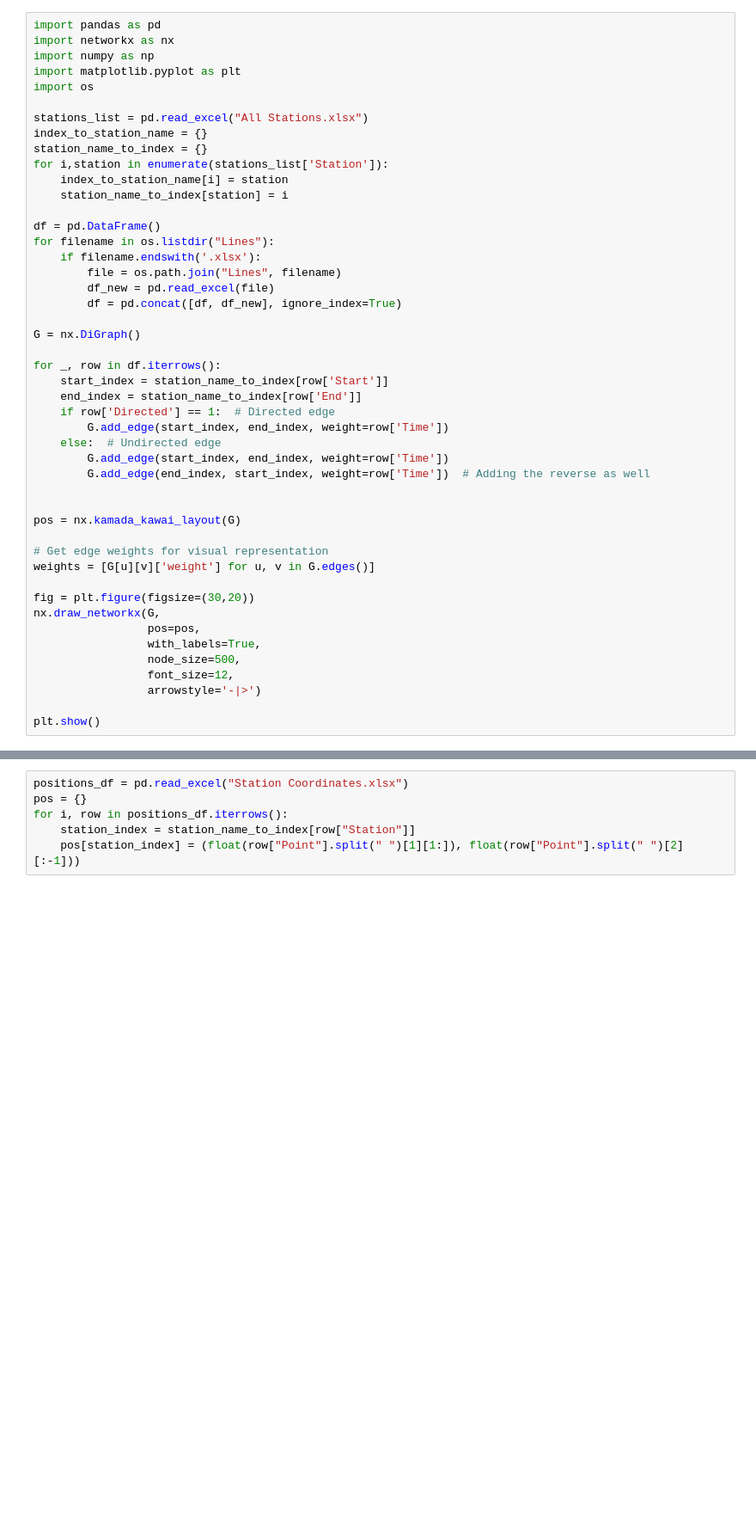
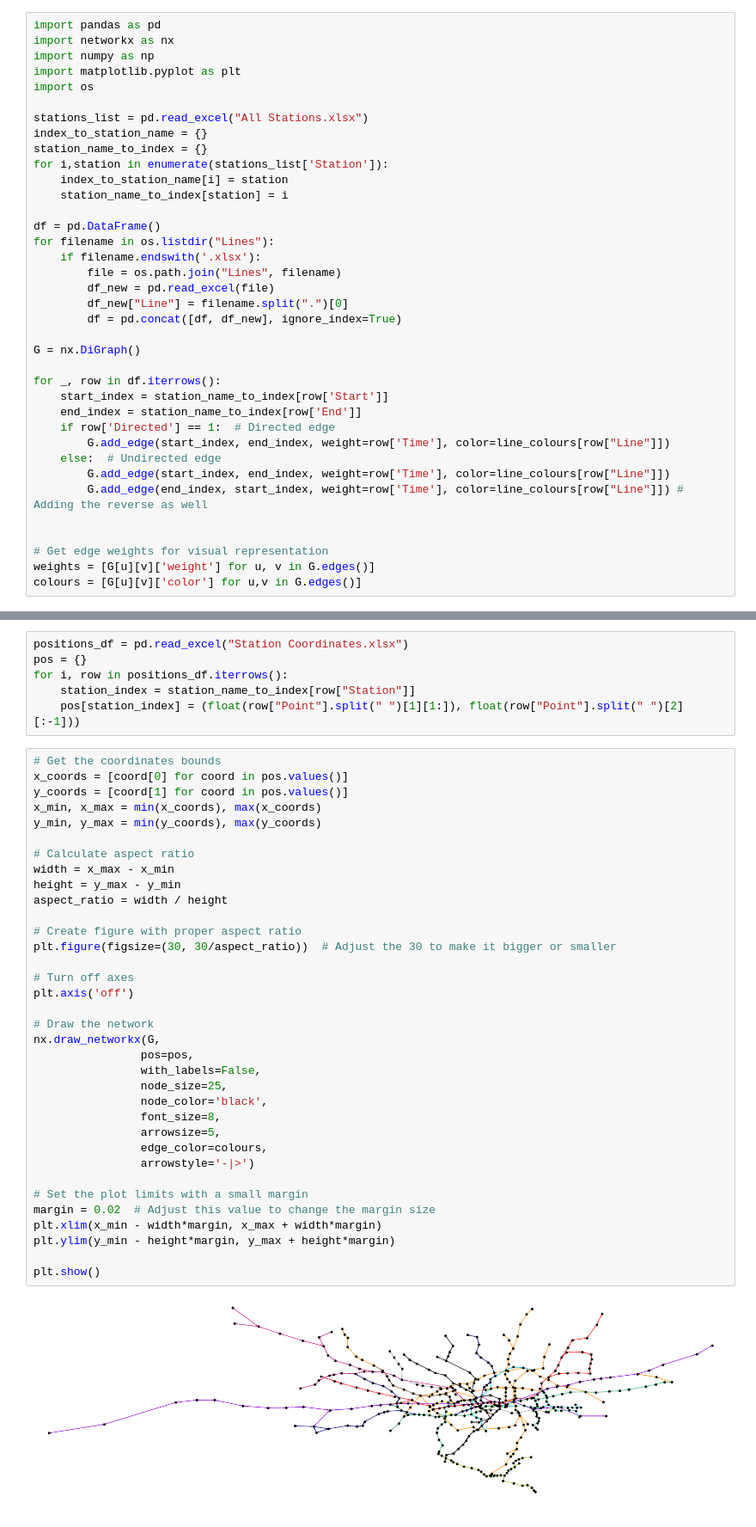
Before and after one commit to hardyek/tube-map, a Jupyter notebook: Line Testing.ipynb, the cells around one changed output, grey strips where cells are left out. Shown: that part at 86% size. Drawn from its saved outputs; the diff is of its cells as text; blank space fills up the shorter version.

Commit message:
Graphing!

```diff
--- a/Line Testing.ipynb
+++ b/Line Testing.ipynb
@@ -17,6 +37,7 @@ for filename in os.listdir("Lines"):
     if filename.endswith('.xlsx'):
         file = os.path.join("Lines", filename)
         df_new = pd.read_excel(file)
+        df_new["Line"] = filename.split(".")[0]
         df = pd.concat([df, df_new], ignore_index=True)
 
 G = nx.DiGraph()
@@ -25,23 +46,12 @@ for _, row in df.iterrows():
     start_index = station_name_to_index[row['Start']]
     end_index = station_name_to_index[row['End']]
     if row['Directed'] == 1:  # Directed edge
-        G.add_edge(start_index, end_index, weight=row['Time'])
+        G.add_edge(start_index, end_index, weight=row['Time'], color=line_colours[row["Line"]])
     else:  # Undirected edge
-        G.add_edge(start_index, end_index, weight=row['Time'])
-        G.add_edge(end_index, start_index, weight=row['Time'])  # Adding the reverse as well
+        G.add_edge(start_index, end_index, weight=row['Time'], color=line_colours[row["Line"]])
+        G.add_edge(end_index, start_index, weight=row['Time'], color=line_colours[row["Line"]]) # Adding the reverse as well
 
-
-pos = nx.kamada_kawai_layout(G)
 
 # Get edge weights for visual representation
 weights = [G[u][v]['weight'] for u, v in G.edges()]
-
-fig = plt.figure(figsize=(30,20))
-nx.draw_networkx(G,
-                 pos=pos,
-                 with_labels=True,
-                 node_size=500,
-                 font_size=12,
-                 arrowstyle='-|>')
-
-plt.show()
+colours = [G[u][v]['color'] for u,v in G.edges()]
@@ -53,3 +61,40 @@ pos = {}
 for i, row in positions_df.iterrows():
     station_index = station_name_to_index[row["Station"]]
     pos[station_index] = (float(row["Point"].split(" ")[1][1:]), float(row["Point"].split(" ")[2][:-1]))
+# %%
+# Get the coordinates bounds
+x_coords = [coord[0] for coord in pos.values()]
+y_coords = [coord[1] for coord in pos.values()]
+x_min, x_max = min(x_coords), max(x_coords)
+y_min, y_max = min(y_coords), max(y_coords)
+
+# Calculate aspect ratio
+width = x_max - x_min
+height = y_max - y_min
+aspect_ratio = width / height
+
+# Create figure with proper aspect ratio
+plt.figure(figsize=(30, 30/aspect_ratio))  # Adjust the 30 to make it bigger or smaller
+
+# Turn off axes
+plt.axis('off')
+
+# Draw the network
+nx.draw_networkx(G,
+                pos=pos,
+                with_labels=False,
+                node_size=25,
+                node_color='black',
+                font_size=8,
+                arrowsize=5,
+                edge_color=colours,
+                arrowstyle='-|>')
+
+# Set the plot limits with a small margin
+margin = 0.02  # Adjust this value to change the margin size
+plt.xlim(x_min - width*margin, x_max + width*margin)
+plt.ylim(y_min - height*margin, y_max + height*margin)
+
+plt.show()
+# %% [output]
+[figure, added]
```
Also changed, not shown: parts of 5 cells of this notebook, 4 other files.
